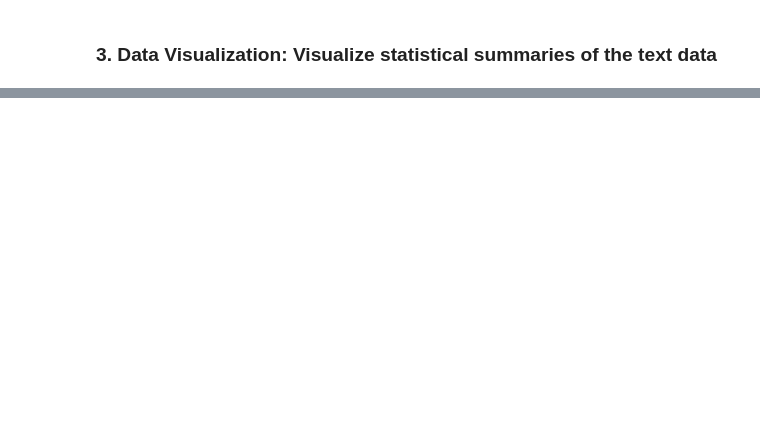
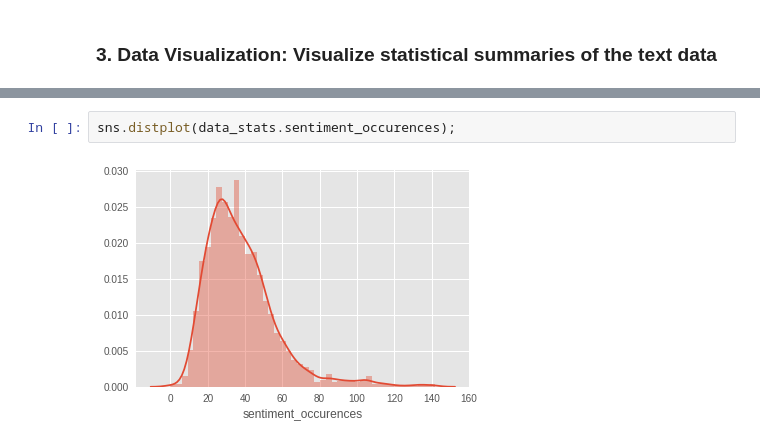
Before and after one commit to avirajs/ML_Proj1, a Jupyter notebook: Project1.ipynb, the cells around one changed output, grey strips where cells are left out. Drawn from its saved outputs; the diff is of its cells as text; blank space fills up the shorter version.

```diff
--- a/Project1.ipynb
+++ b/Project1.ipynb
@@ -220,0 +349,4 @@ dtype: int64
+# %%
+sns.distplot(data_stats.sentiment_occurences);
+# %% [output]
+[figure, added]
```
Also changed, not shown: parts of 50 cells of this notebook.
